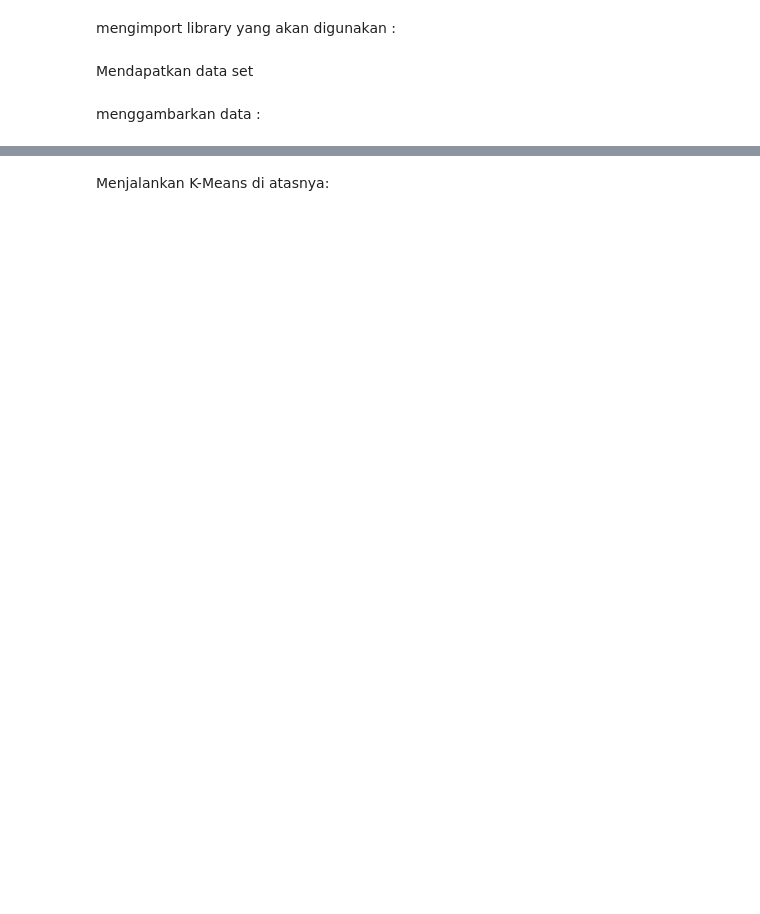
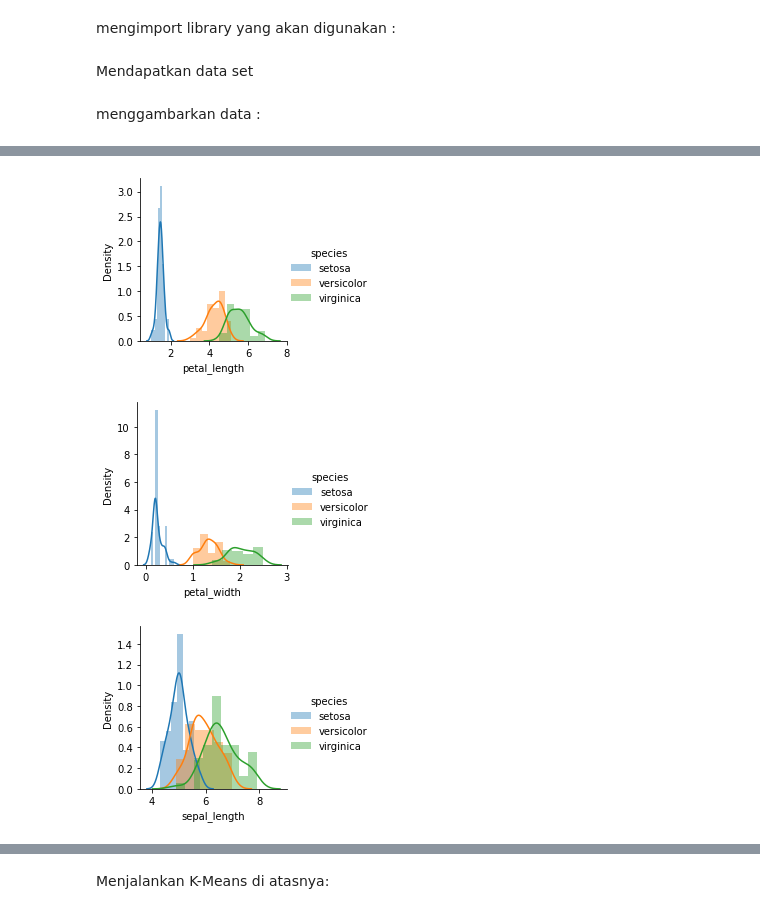
Before and after one commit to alvina-maharani/datamining, a Jupyter notebook: _sources/notebook.ipynb, the cells around one changed output, grey strips where cells are left out. Saved outputs shown, nothing was run; the diff lists cells and outputs as text; code cells hidden in the pictures; blank space fills up the shorter version.

```diff
--- a/_sources/notebook.ipynb
+++ b/_sources/notebook.ipynb
@@ -721,2 +720,5 @@ irisdata = pd.read_csv(url, names=colnames)
+# %%
+iris = pd.read_csv("https://raw.githubusercontent.com/ApoorvRusia/Naive-Bayes-classification-on-Iris-dataset/master/iris.csv")
+x = iris.iloc[:, [0, 1, 2, 3]].values
 # %% [markdown]
 menggambarkan data :
@@ -741,0 +756,9 @@ y = irisdata.values[:, 4]
+# %%
+sns.FacetGrid(iris,hue="species",size=3).map(sns.distplot,"petal_length").add_legend()
+sns.FacetGrid(iris,hue="species",size=3).map(sns.distplot,"petal_width").add_legend()
+sns.FacetGrid(iris,hue="species",size=3).map(sns.distplot,"sepal_length").add_legend()
+plt.show()
+# %% [output]
+[figure, added]
+[figure, added]
+[figure, added]
```
Also changed, not shown: parts of 44 cells of this notebook, 33 other files.
